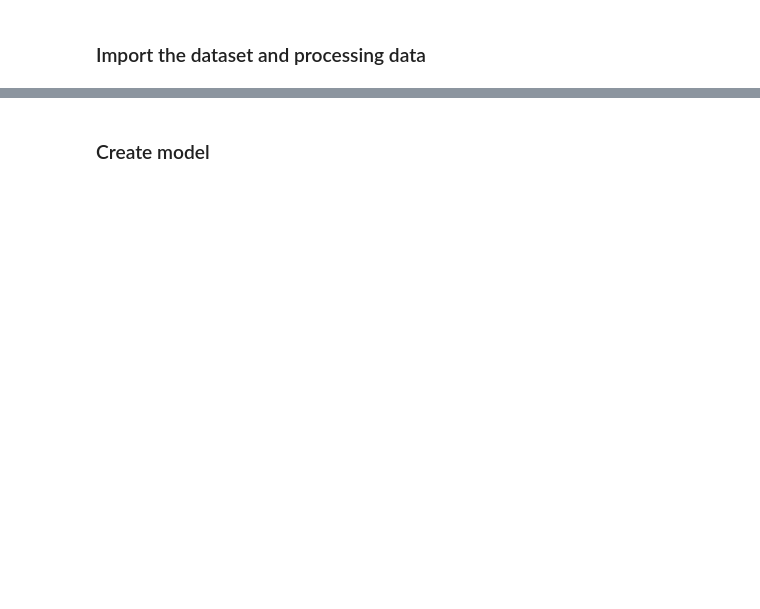
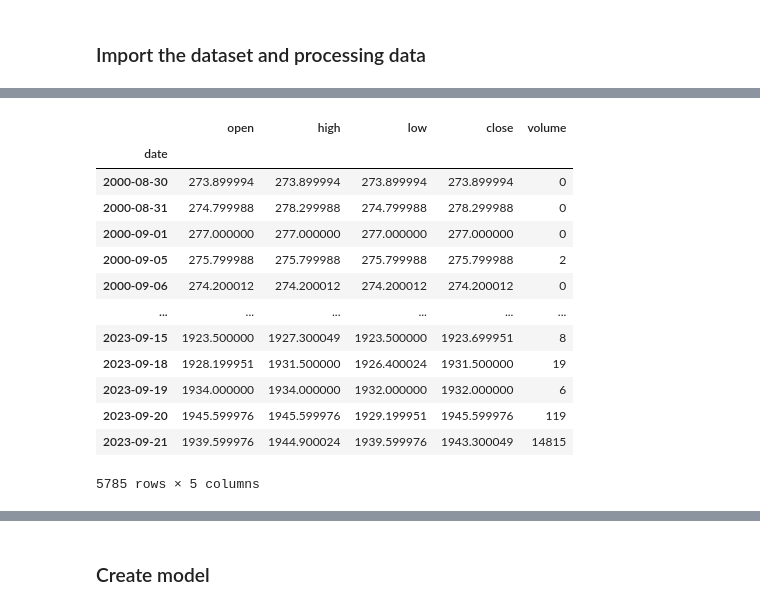
Before and after one commit to B11070043/Predict-price, a Jupyter notebook: Model.ipynb, the cells around one changed output, grey strips where cells are left out. Saved outputs shown, nothing was run; the diff lists cells and outputs as text; code cells hidden in the pictures; blank space fills up the shorter version.

```diff
--- a/Model.ipynb
+++ b/Model.ipynb
@@ -21,0 +64,18 @@ df.head()
+# %%
+df.index = pd.to_datetime(df.index)
+df
+# %% [output]
+|  | open | high | low | close | volume |
+| date |  |  |  |  |  |
+| 2000-08-30 | 273.899994 | 273.899994 | 273.899994 | 273.899994 | 0 |
+| 2000-08-31 | 274.799988 | 278.299988 | 274.799988 | 278.299988 | 0 |
+| 2000-09-01 | 277.000000 | 277.000000 | 277.000000 | 277.000000 | 0 |
+| 2000-09-05 | 275.799988 | 275.799988 | 275.799988 | 275.799988 | 2 |
+| 2000-09-06 | 274.200012 | 274.200012 | 274.200012 | 274.200012 | 0 |
+| ... | ... | ... | ... | ... | ... |
+| 2023-09-15 | 1923.500000 | 1927.300049 | 1923.500000 | 1923.699951 | 8 |
+| 2023-09-18 | 1928.199951 | 1931.500000 | 1926.400024 | 1931.500000 | 19 |
+| 2023-09-19 | 1934.000000 | 1934.000000 | 1932.000000 | 1932.000000 | 6 |
+| 2023-09-20 | 1945.599976 | 1945.599976 | 1929.199951 | 1945.599976 | 119 |
+| 2023-09-21 | 1939.599976 | 1944.900024 | 1939.599976 | 1943.300049 | 14815 |
+5785 rows × 5 columns
```
Also changed, not shown: parts of 32 cells of this notebook.
